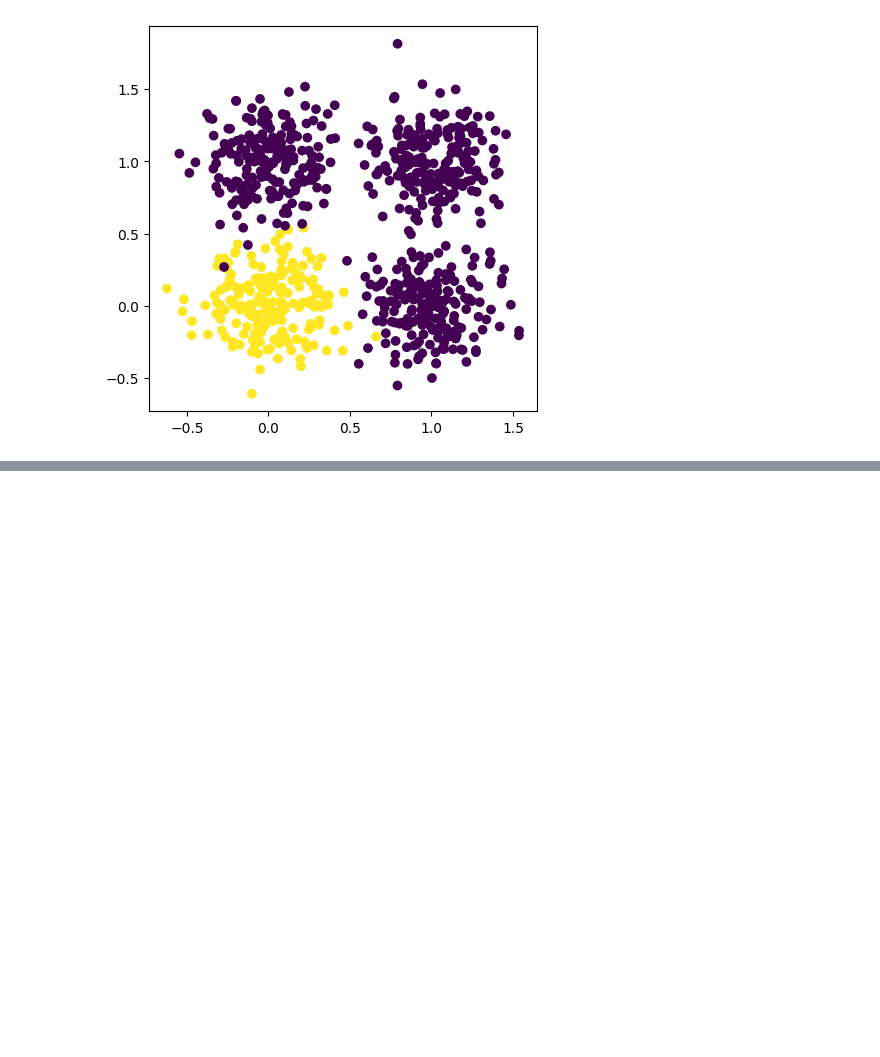
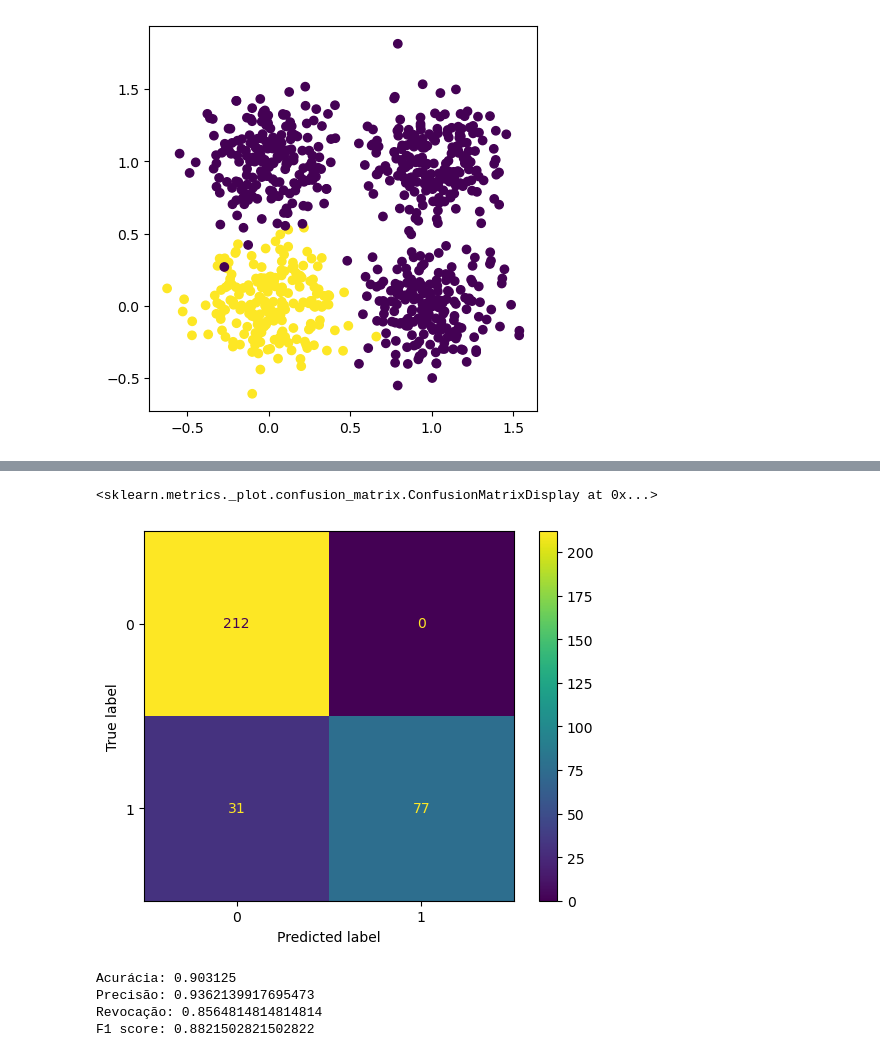
Before and after one commit to jfsbrandao/perceptron, a Jupyter notebook: perceptron_rna.ipynb, the cells around one changed output, grey strips where cells are left out. Saved outputs shown, nothing was run; the diff lists cells and outputs as text; code cells hidden in the pictures; blank space fills up the shorter version.

```diff
--- a/perceptron_rna.ipynb
+++ b/perceptron_rna.ipynb
@@ -343,0 +382,31 @@ Error:
+# %%
+#Valores reais do dataset
+trueValues = np.zeros(len(teste))
+stage = 0
+for i in teste:
+    trueValues[stage] = i[2]
+    stage+=1
+# %%
+'''
+Matriz de confusão
+'''
+matriz = confusion_matrix(testes, trueValues)
+cm = ConfusionMatrixDisplay(confusion_matrix=matriz)
+cm.plot()
+# %% [output]
+<sklearn.metrics._plot.confusion_matrix.ConfusionMatrixDisplay at 0x...>
+[figure, added]
+# %%
+acuracia = accuracy_score(testes, trueValues)
+precisao = precision_score(testes, trueValues, average='macro')
+f1 = f1_score(testes, trueValues, average='macro')
+revogacao = recall_score(testes, trueValues, average='macro')
+print("Acurácia: " + str(acuracia))
+print("Precisão: " + str(precisao))
+print("Revocação: " + str(revogacao))
+print("F1 score: " + str(f1))
+# %% [output]
+Acurácia: 0.903125
+Precisão: 0.9362139917695473
+Revocação: 0.8564814814814814
+F1 score: 0.8821502821502822
```
Also changed, not shown: parts of 21 cells of this notebook, 1 other file.
